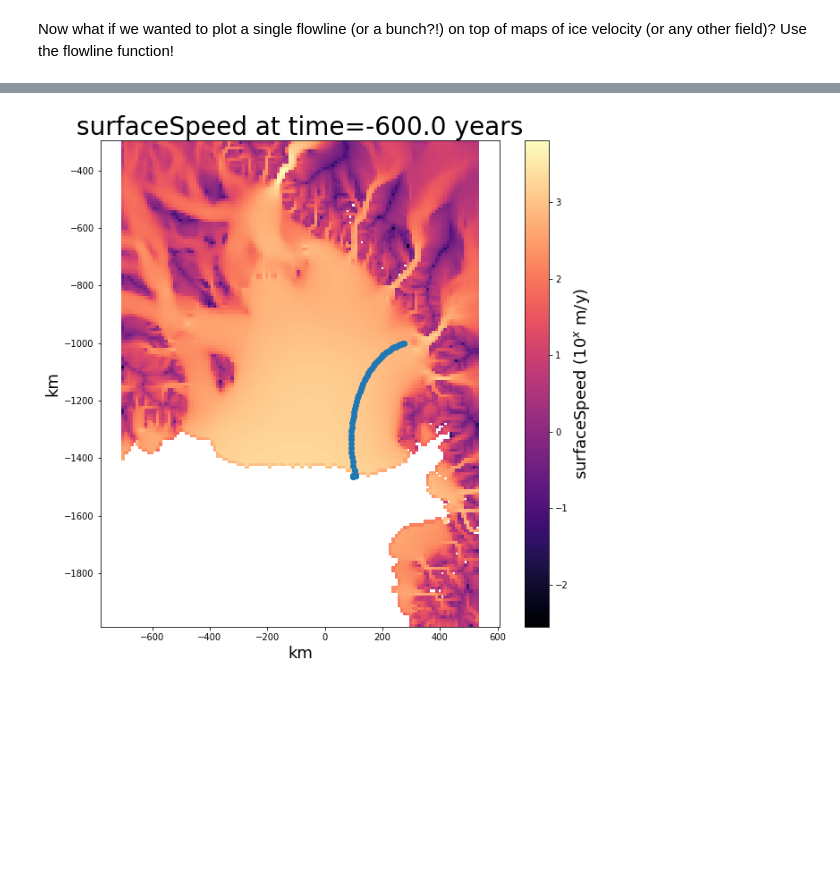
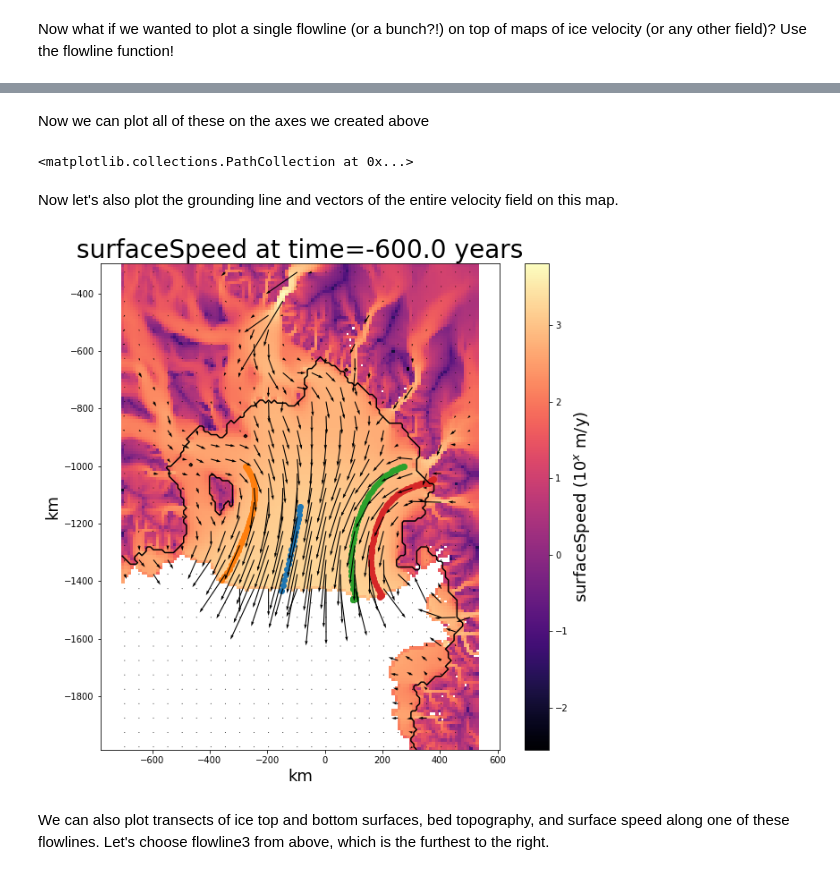
Before and after one commit to trhille/PSUICE_analysis, a Jupyter notebook: PSUICE_analysis_tutorial.ipynb, the cells around one changed output, grey strips where cells are left out. Cells and saved outputs as stored; diff of their text form; code cells hidden in the pictures; blank space fills up the shorter version.

```diff
--- a/PSUICE_analysis_tutorial.ipynb
+++ b/PSUICE_analysis_tutorial.ipynb
@@ -148,9 +150,26 @@ time-level 0 took 752 iterations.
+# %% [markdown]
+Now we can plot all of these on the axes we created above
 # %%
-#ax.scatter(flowlineX1/1000., flowlineY1/1000.)
-#ax.scatter(flowlineX2/1000., flowlineY2/1000.)
+ax.scatter(flowlineX1/1000., flowlineY1/1000.)
+ax.scatter(flowlineX2/1000., flowlineY2/1000.)
 ax.scatter(flowlineX3/1000., flowlineY3/1000.)
-
-fig
+ax.scatter(flowlineX4/1000., flowlineY4/1000.)
 # %% [output]
-[figure, removed]
+<matplotlib.collections.PathCollection at 0x...>
+# %% [markdown]
+Now let's also plot the grounding line and vectors of the entire velocity field on this map.
+# %%
+# plot grounding line in black
+PSUICE_analysis.plot_groundingLine(modelOutput, ax=ax, timeLevel=timeLev, color='black')
+
+# plot velocity field vectors
+PSUICE_analysis.plot_velocityVectors(modelOutput, modelVarsInfo, ax=ax,
+                                     varNames=['ua', 'va'], timeLevel=timeLev)
+
+# Show the new figure
+fig
+# %% [output]
+[figure, added]
+# %% [markdown]
+We can also plot transects of ice top and bottom surfaces, bed topography, and surface speed along one of these flowlines. Let's choose flowline3 from above, which is the furthest to the right.
 # %%
```
Also changed, not shown: parts of 7 cells of this notebook.
